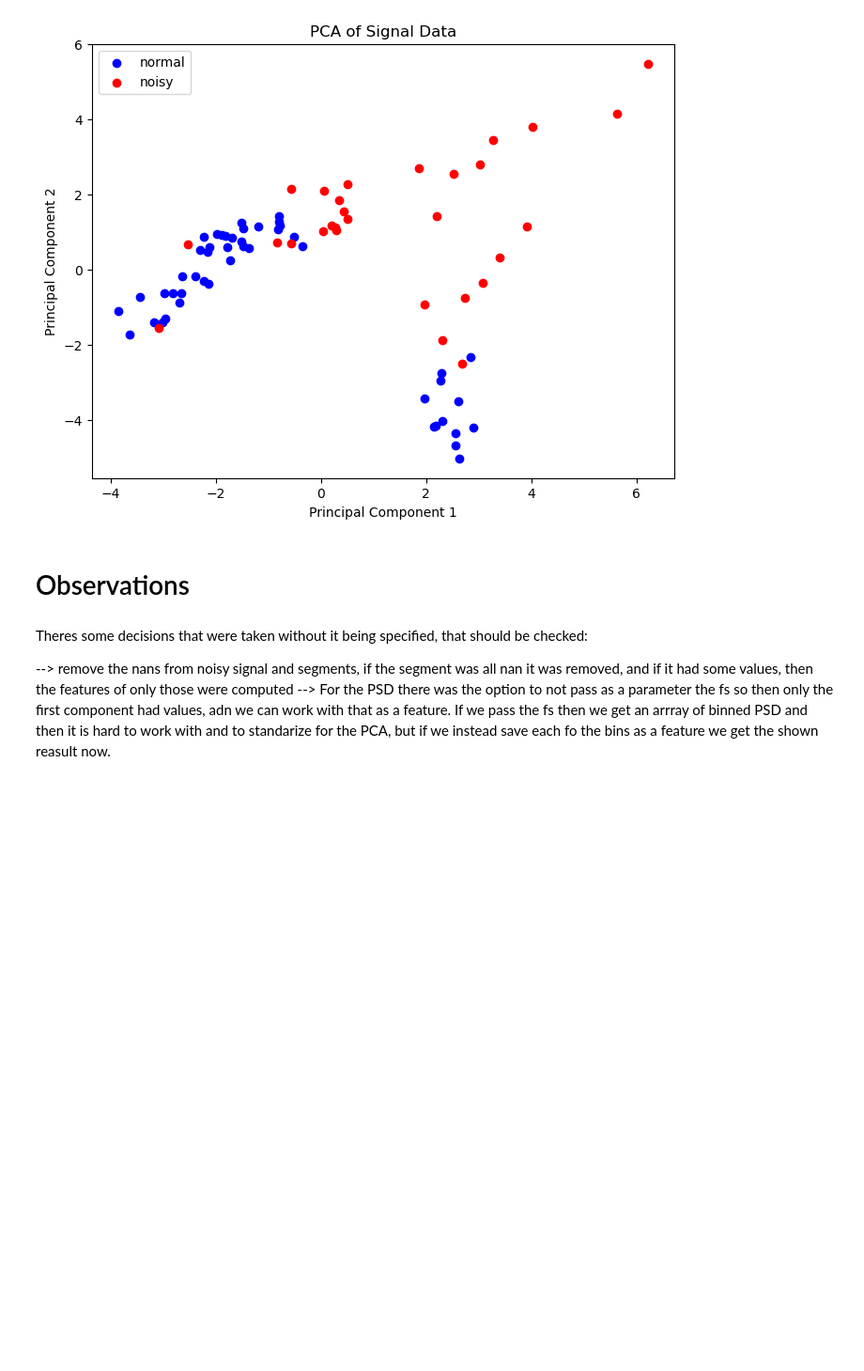
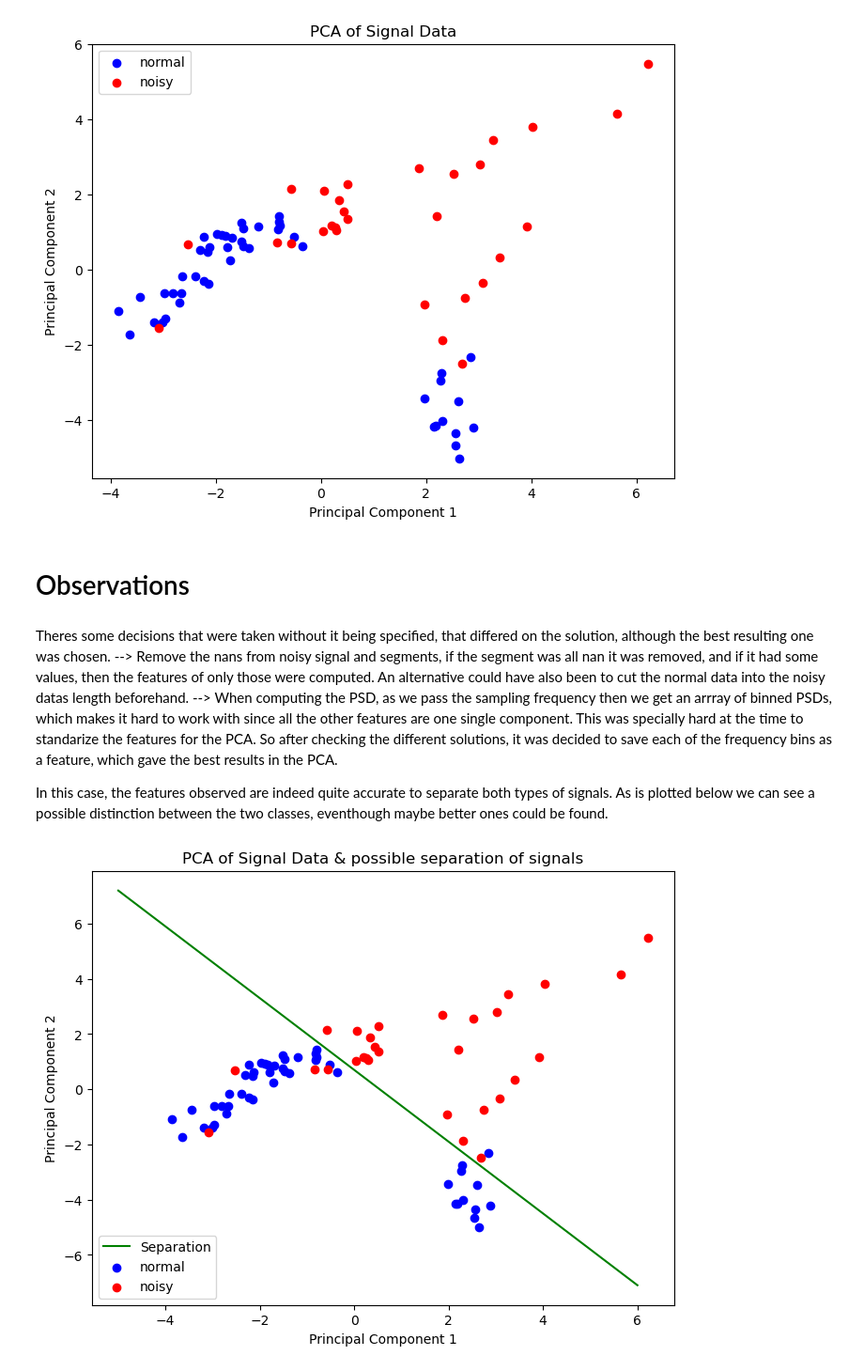
Before and after one commit to annafernandezrajal/Measurement-and-analysis-of-SCG, a Jupyter notebook: DTEK0042 Exercise 4.ipynb, the cells around one changed output. Shown: that part at 94% size. Cells and saved outputs as stored; diff of their text form; code cells hidden in the pictures; blank space fills up the shorter version.

```diff
--- a/DTEK0042 Exercise 4.ipynb
+++ b/DTEK0042 Exercise 4.ipynb
@@ -51,7 +51,7 @@ import pandas as pd
 
 fs=200 #sampling freq
 
-path_to_dataset = 'dataset/'
+path_to_dataset = '/Users/annafernandezrajal/Desktop/EIT/SEMESTER3-UTU/DTEK0042 Acquisition and Analysis of Biosignals/Exercise 4/dataset/'
 
 dataFiles = glob(path_to_dataset + '*.txt')
 z_axis_data = pd.DataFrame()
@@ -306,7 +303,23 @@ plt.show()
 # %% [markdown]
 # Observations
 # %% [markdown]
-Theres some decisions that were taken without it being specified, that should be checked:
+Theres some decisions that were taken without it being specified, that differed on the solution, although the best resulting one was chosen.
+--> Remove the nans from noisy signal and segments, if the segment was all nan it was removed, and if it had some values, then the features of only those were computed. An alternative could have also been to cut the normal data into the noisy datas length beforehand.
+--> When computing the PSD, as we pass the sampling frequency then we get an arrray of binned PSDs, which makes it hard to work with since all the other features are one single component. This was specially hard at the time to standarize the features for the PCA. So after checking the different solutions, it was decided to save each of the frequency bins as a feature, which gave the best results in the PCA.
 
---> remove the nans from noisy signal and segments, if the segment was all nan it was removed, and if it had some values, then the features of only those were computed
---> For the PSD there was the option to not pass as a parameter the fs so then only the first component had values, adn we can work with that as a feature. If we pass the fs then we get an arrray of binned PSD and then it is hard to work with and to standarize for the PCA, but if we instead save each fo the bins as a feature we get the shown reasult now.
+In this case, the features observed are indeed quite accurate to separate both types of signals. As is plotted below we can see a possible distinction between the two classes, eventhough maybe better ones could be found.
+# %%
+plt.figure(figsize=(8, 6))
+for label, color in colors.items():
+    subset = pca_df[pca_df['Label'] == label]
+    plt.scatter(subset['PC1'], subset['PC2'], c=color, label=label)
+x = np.linspace(-5, 6, 100)
+y = -1.3 * x + 0.7
+plt.plot(x, y, '-g', label='Separation')
+plt.xlabel('Principal Component 1')
+plt.ylabel('Principal Component 2')
+plt.title('PCA of Signal Data & possible separation of signals')
+plt.legend()
+plt.show()
+# %% [output]
+[figure, added]
```
Also changed, not shown: parts of 3 cells of this notebook.
